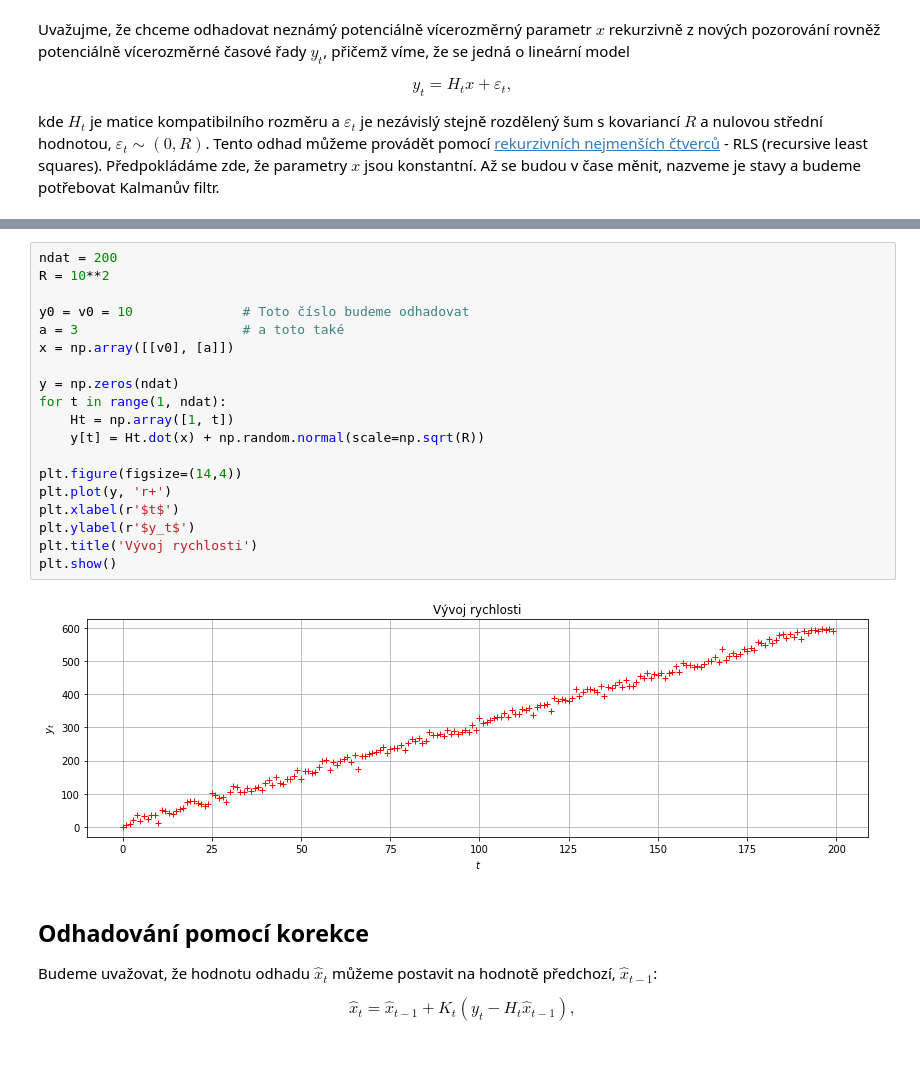
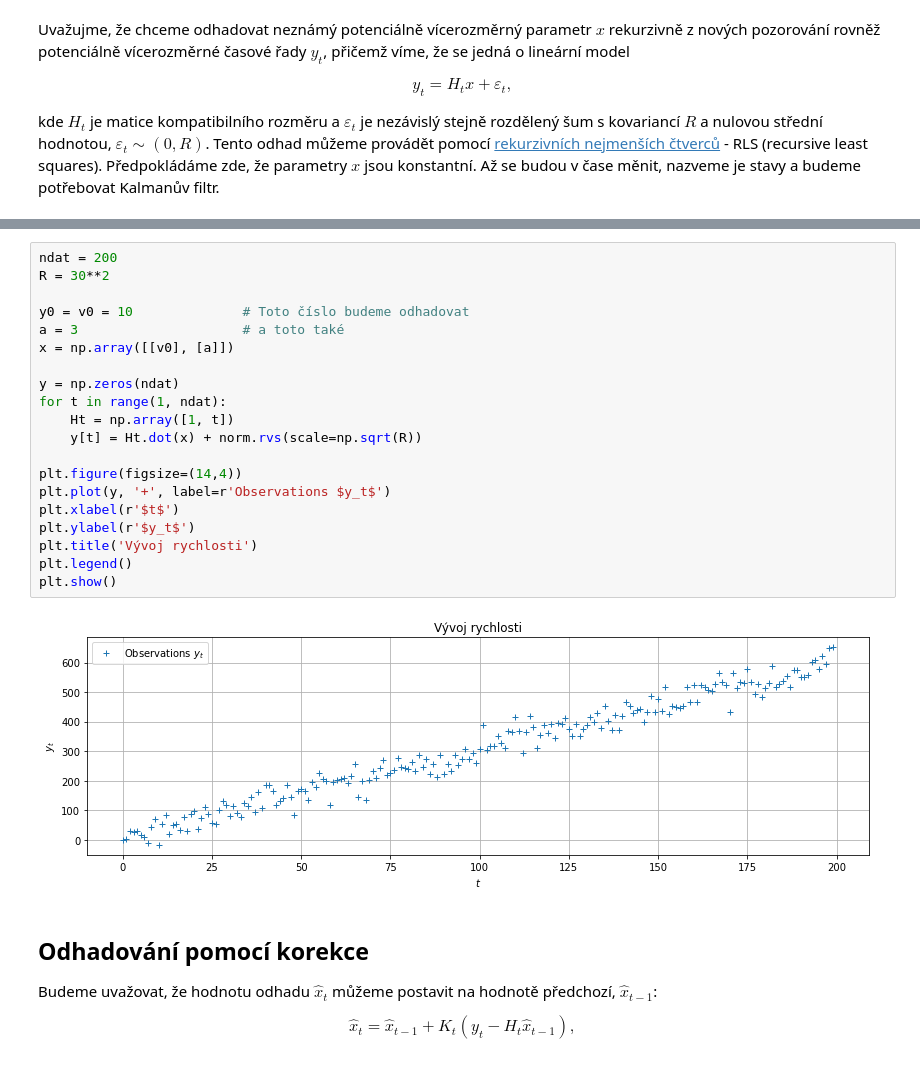
Before and after one commit to kamil-dedecius/mi-scr, a Jupyter notebook: prednasky/6.ipynb, the cells around one changed output, grey strips where cells are left out. Saved outputs shown, nothing was run; the diff lists cells and outputs as text.

```diff
--- a/prednasky/6.ipynb
+++ b/prednasky/6.ipynb
@@ -45,25 +74,26 @@ $$
 > Podívejme se na simulaci, poté odvodíme RLS a zkusíme je nasadit.
 # %%
 ndat = 200
-R = 10**2
+R = 30**2
 
 y0 = v0 = 10              # Toto číslo budeme odhadovat
 a = 3                     # a toto také
 x = np.array([[v0], [a]])
 
 y = np.zeros(ndat)
 for t in range(1, ndat):
     Ht = np.array([1, t])
-    y[t] = Ht.dot(x) + np.random.normal(scale=np.sqrt(R))
+    y[t] = Ht.dot(x) + norm.rvs(scale=np.sqrt(R))
 
 plt.figure(figsize=(14,4))
-plt.plot(y, 'r+')
+plt.plot(y, '+', label=r'Observations $y_t$')
 plt.xlabel(r'$t$')
 plt.ylabel(r'$y_t$')
 plt.title('Vývoj rychlosti')
+plt.legend()
 plt.show()
 # %% [output]
-[figure, old version]
+[figure, new version]
 # %% [markdown]
 ## Odhadování pomocí korekce
 
```
Also changed, not shown: parts of 12 cells of this notebook.
